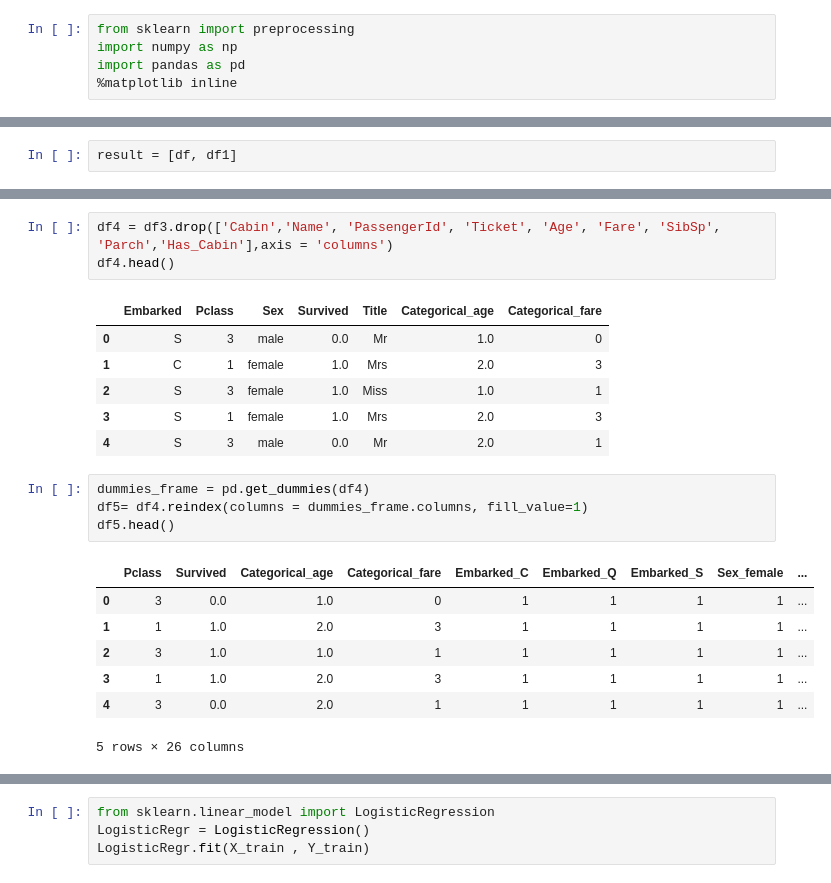
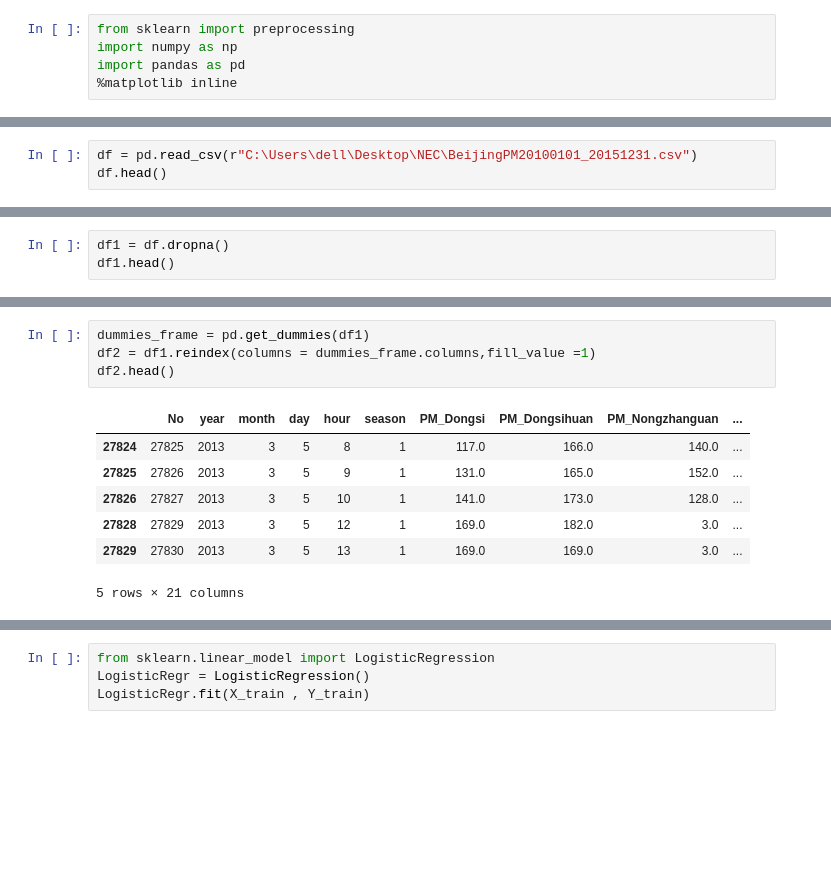
Before and after one commit to nkhil1596/Assignment4, a Jupyter notebook: Logistic_Regression.ipynb, the cells around one changed output, grey strips where cells are left out. Saved outputs shown, nothing was run; the diff lists cells and outputs as text; blank space fills up the shorter version.

Commit message:
Logistic_Regression on the Beijing Dataset

```diff
--- a/Logistic_Regression.ipynb
+++ b/Logistic_Regression.ipynb
@@ -25,0 +6,3 @@ df1.head()
+# %%
+df = pd.read_csv(r"C:\Users\dell\Desktop\NEC\BeijingPM20100101_20151231.csv")
+df.head()
@@ -26,2 +16,3 @@ df1.head()
 # %%
-result = [df, df1]
+df1 = df.dropna()
+df1.head()
@@ -139,22 +26,12 @@ See the caveats in the documentation: http://pandas.pydata.org/pandas-docs/stabl
-# %%
-df4 = df3.drop(['Cabin','Name', 'PassengerId', 'Ticket', 'Age', 'Fare', 'SibSp', 'Parch','Has_Cabin'],axis = 'columns')
-df4.head()
-# %% [output]
-|  | Embarked | Pclass | Sex | Survived | Title | Categorical_age | Categorical_fare |
-| 0 | S | 3 | male | 0.0 | Mr | 1.0 | 0 |
-| 1 | C | 1 | female | 1.0 | Mrs | 2.0 | 3 |
-| 2 | S | 3 | female | 1.0 | Miss | 1.0 | 1 |
-| 3 | S | 1 | female | 1.0 | Mrs | 2.0 | 3 |
-| 4 | S | 3 | male | 0.0 | Mr | 2.0 | 1 |
 # %%
-dummies_frame = pd.get_dummies(df4)
-df5= df4.reindex(columns = dummies_frame.columns, fill_value=1)
-df5.head()
+dummies_frame = pd.get_dummies(df1)
+df2 = df1.reindex(columns = dummies_frame.columns,fill_value =1)
+df2.head()
 # %% [output]
-|  | Pclass | Survived | Categorical_age | Categorical_fare | Embarked_C | Embarked_Q | Embarked_S | Sex_female | ... |
-| 0 | 3 | 0.0 | 1.0 | 0 | 1 | 1 | 1 | 1 | ... |
-| 1 | 1 | 1.0 | 2.0 | 3 | 1 | 1 | 1 | 1 | ... |
-| 2 | 3 | 1.0 | 1.0 | 1 | 1 | 1 | 1 | 1 | ... |
-| 3 | 1 | 1.0 | 2.0 | 3 | 1 | 1 | 1 | 1 | ... |
-| 4 | 3 | 0.0 | 2.0 | 1 | 1 | 1 | 1 | 1 | ... |
+|  | No | year | month | day | hour | season | PM_Dongsi | PM_Dongsihuan | PM_Nongzhanguan | ... |
+| 27824 | 27825 | 2013 | 3 | 5 | 8 | 1 | 117.0 | 166.0 | 140.0 | ... |
+| 27825 | 27826 | 2013 | 3 | 5 | 9 | 1 | 131.0 | 165.0 | 152.0 | ... |
+| 27826 | 27827 | 2013 | 3 | 5 | 10 | 1 | 141.0 | 173.0 | 128.0 | ... |
+| 27828 | 27829 | 2013 | 3 | 5 | 12 | 1 | 169.0 | 182.0 | 3.0 | ... |
+| 27829 | 27830 | 2013 | 3 | 5 | 13 | 1 | 169.0 | 169.0 | 3.0 | ... |
-5 rows × 26 columns
+5 rows × 21 columns
```
Also changed, not shown: parts of 23 cells of this notebook.
